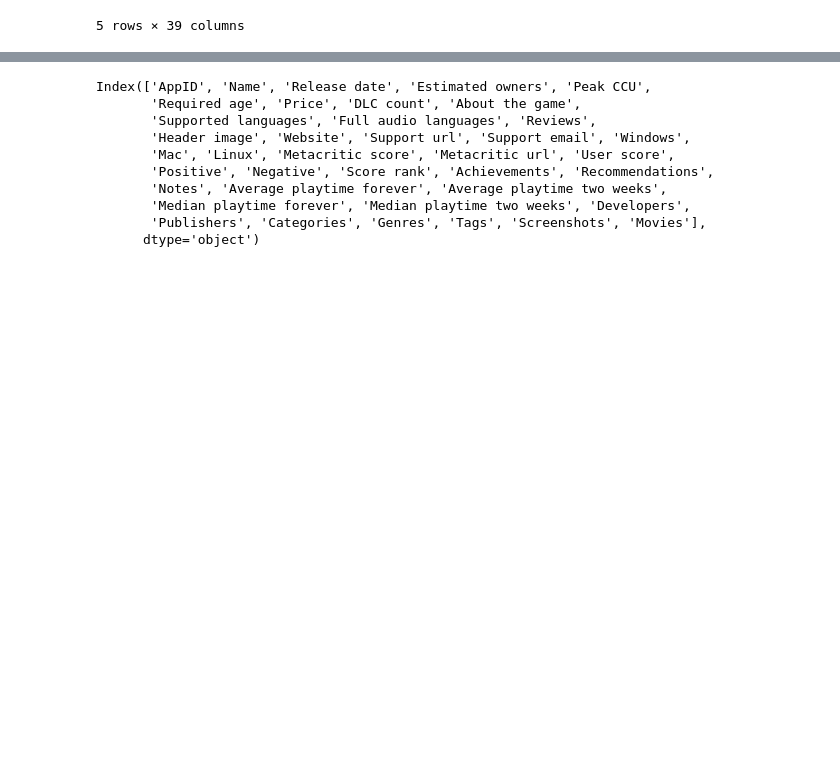
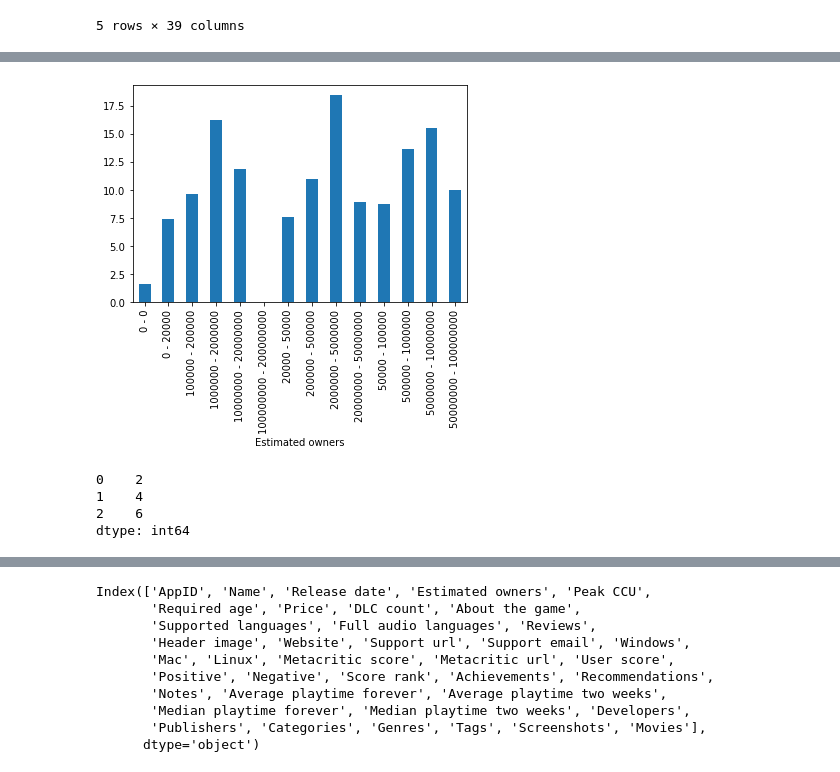
Before and after one commit to samhnelsen/Group-6, a Jupyter notebook: Project 1.ipynb, the cells around one changed output, grey strips where cells are left out. Drawn from its saved outputs; the diff is of its cells as text; code cells hidden in the pictures; blank space fills up the shorter version.

```diff
--- a/Project 1.ipynb
+++ b/Project 1.ipynb
@@ -16,0 +37,14 @@ video_games.head()
+# %%
+video_games_2 = video_games.groupby('Estimated owners')['Price'].mean().plot.bar()
+# %% [output]
+[figure, added]
+# %%
+x = pd.Series([1,2,3])
+
+y = x.apply(lambda number: number*2)
+y
+# %% [output]
+0    2
+1    4
+2    6
+dtype: int64
```
Also changed, not shown: parts of 17 cells of this notebook.
